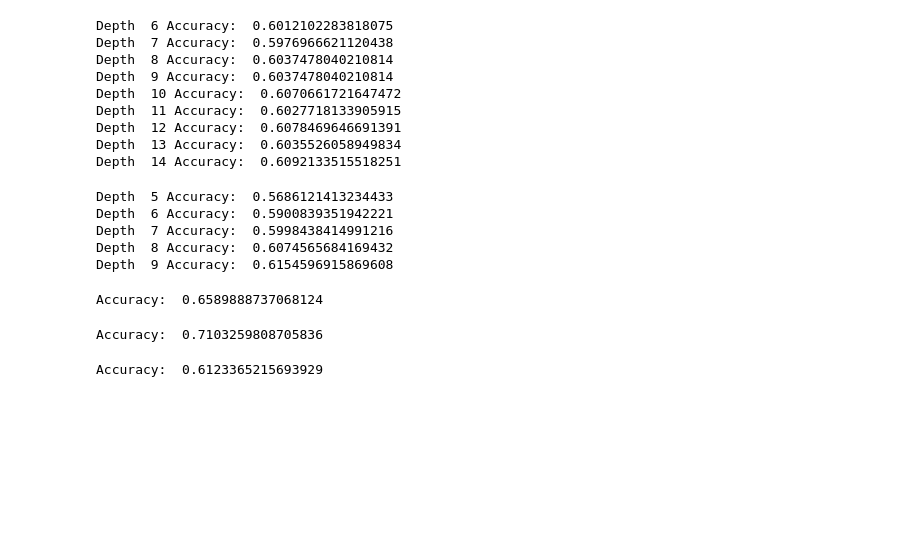
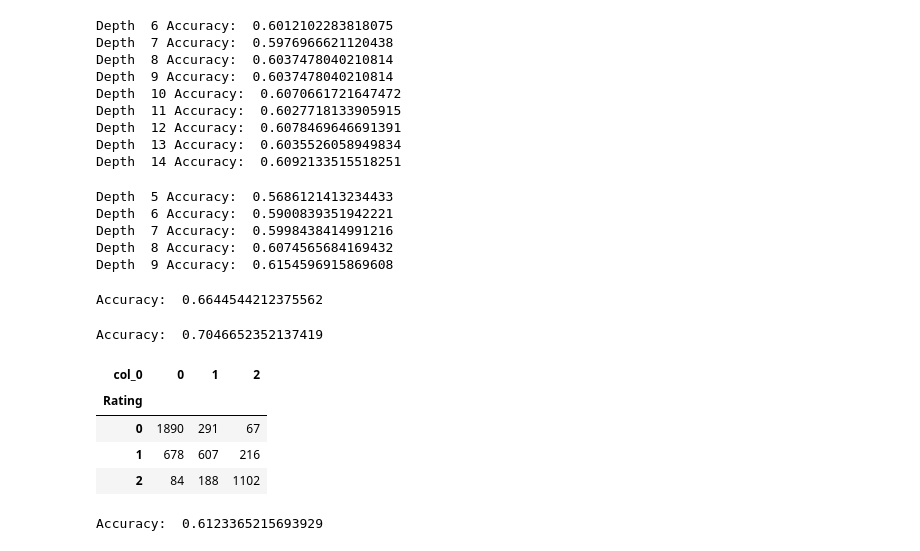
Before and after one commit to amuraddd/Trip-Advisor-Hotel-Reviews-Rating-Prediction, a Jupyter notebook: research_and_models.ipynb, the cells around one changed output. Cells and saved outputs as stored; diff of their text form; code cells hidden in the pictures; blank space fills up the shorter version.

```diff
--- a/research_and_models.ipynb
+++ b/research_and_models.ipynb
@@ -398,5 +401,5 @@ Slack with the highest test accuracy: 0.1
 # %%
-def feature_selection_svc(x_train, x_test, model_path='saved_models/feature_selector.pkl'):
+def feature_selection_svc(x_train, x_test, model_path='saved_models/rf_feature_selector.pkl'):
     """This function selects features based on a LinearSVC"""
     #load the feature selection model
     feature_selection_model = joblib.load(model_path)
@@ -462,18 +464,26 @@ Depth  7 Accuracy:  0.5998438414991216
 Depth  8 Accuracy:  0.6074565684169432
 Depth  9 Accuracy:  0.6154596915869608
 # %%
-rf_model2 = OneVsRestClassifier(RandomForestClassifier(max_depth=24, random_state=10))
+rf_model2 = OneVsOneClassifier(RandomForestClassifier(max_depth=69, random_state=10))
 rf_model2.fit(x_train, y_train)
 y_pred = rf_model2.predict(x_test)
 print('Accuracy: ',accuracy_score(y_pred, y_test))
 # %% [output]
-Accuracy:  0.6589888737068124
+Accuracy:  0.6644544212375562
 # %%
-logit_model = OneVsRestClassifier(LogisticRegression(solver='liblinear', random_state=10)).fit(x_train,y_train)
+logit_model = OneVsOneClassifier(LogisticRegression(solver='liblinear', random_state=10)).fit(x_train,y_train)
 logit_pred = logit_model.predict(x_test)
 print('Accuracy: ',accuracy_score(logit_pred,y_test))
 # %% [output]
-Accuracy:  0.7103259808705836
+Accuracy:  0.7046652352137419
+# %%
+pd.crosstab(y_test,logit_pred)
+# %% [output]
+| col_0 | 0 | 1 | 2 |
+| Rating |  |  |  |
+| 0 | 1890 | 291 | 67 |
+| 1 | 678 | 607 | 216 |
+| 2 | 84 | 188 | 1102 |
 # %%
 bc_model = OneVsRestClassifier(BaggingClassifier(random_state=10)).fit(x_train,y_train)
 bc_pred = bc_model.predict(x_test)
```
Also changed, not shown: parts of 6 cells of this notebook.
